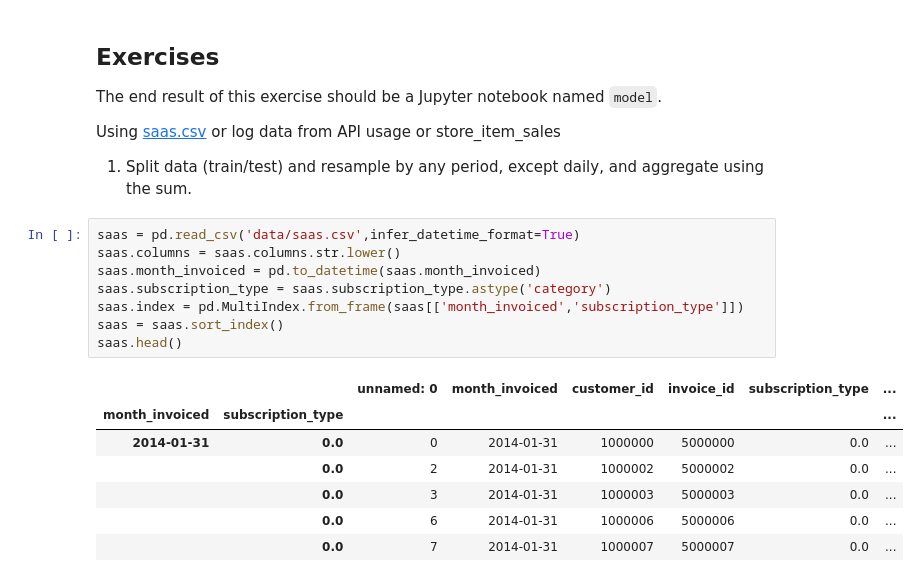
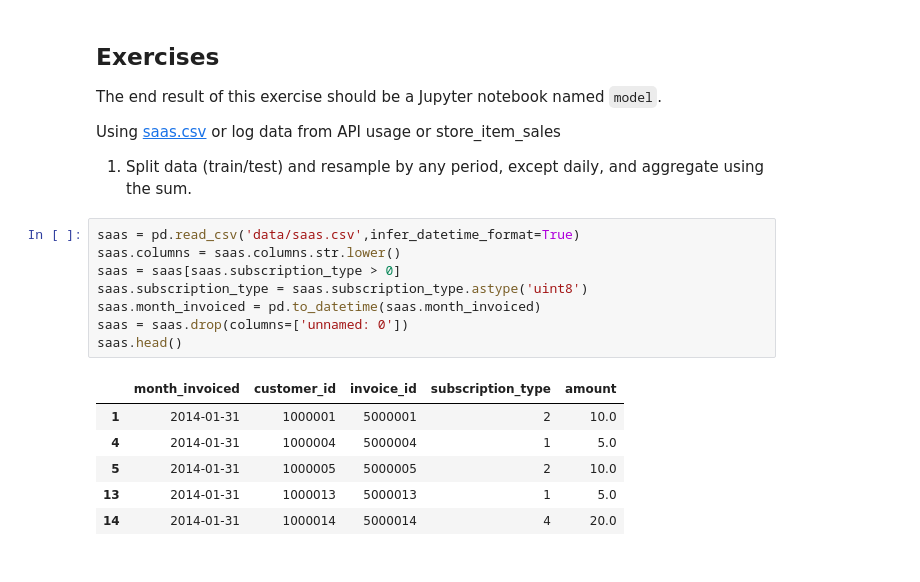
Before and after one commit to Is0metry/time-series-exercises, a Jupyter notebook: model.ipynb, the cells around one changed output. Cells and saved outputs as stored; diff of their text form.

```diff
--- a/model.ipynb
+++ b/model.ipynb
@@ -19,16 +20,15 @@ Using [saas.csv](https://ds.codeup.com/saas.csv) or log data from API usage or s
 # %%
 saas = pd.read_csv('data/saas.csv',infer_datetime_format=True)
 saas.columns = saas.columns.str.lower()
+saas = saas[saas.subscription_type > 0]
+saas.subscription_type = saas.subscription_type.astype('uint8')
 saas.month_invoiced = pd.to_datetime(saas.month_invoiced)
-saas.subscription_type = saas.subscription_type.astype('category')
-saas.index = pd.MultiIndex.from_frame(saas[['month_invoiced','subscription_type']])
-saas = saas.sort_index()
+saas = saas.drop(columns=['unnamed: 0'])
 saas.head()
 # %% [output]
-|  |  | unnamed: 0 | month_invoiced | customer_id | invoice_id | subscription_type | ... |
-| month_invoiced | subscription_type |  |  |  |  |  | ... |
-| 2014-01-31 | 0.0 | 0 | 2014-01-31 | 1000000 | 5000000 | 0.0 | ... |
-|  | 0.0 | 2 | 2014-01-31 | 1000002 | 5000002 | 0.0 | ... |
-|  | 0.0 | 3 | 2014-01-31 | 1000003 | 5000003 | 0.0 | ... |
-|  | 0.0 | 6 | 2014-01-31 | 1000006 | 5000006 | 0.0 | ... |
-|  | 0.0 | 7 | 2014-01-31 | 1000007 | 5000007 | 0.0 | ... |
+|  | month_invoiced | customer_id | invoice_id | subscription_type | amount |
+| 1 | 2014-01-31 | 1000001 | 5000001 | 2 | 10.0 |
+| 4 | 2014-01-31 | 1000004 | 5000004 | 1 | 5.0 |
+| 5 | 2014-01-31 | 1000005 | 5000005 | 2 | 10.0 |
+| 13 | 2014-01-31 | 1000013 | 5000013 | 1 | 5.0 |
+| 14 | 2014-01-31 | 1000014 | 5000014 | 4 | 20.0 |
```
Also changed, not shown: parts of 8 cells of this notebook, 2 other files.
